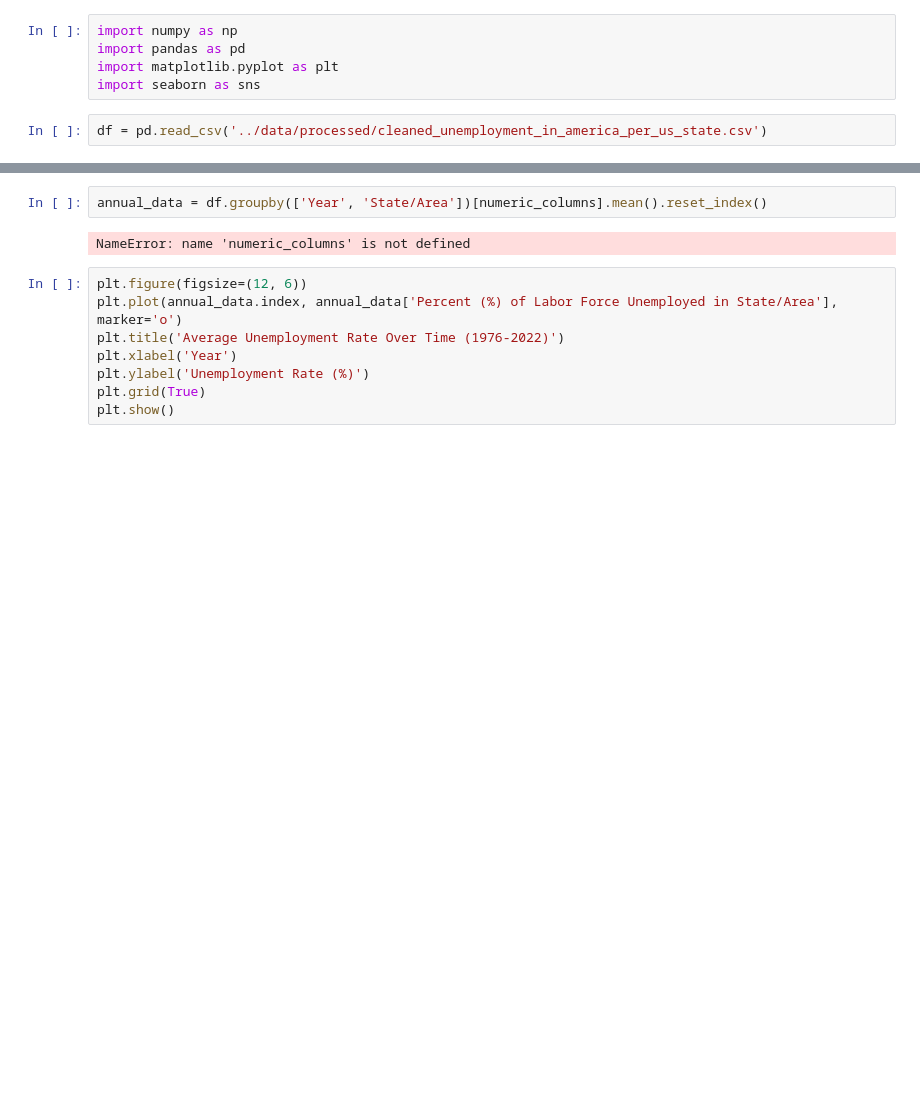
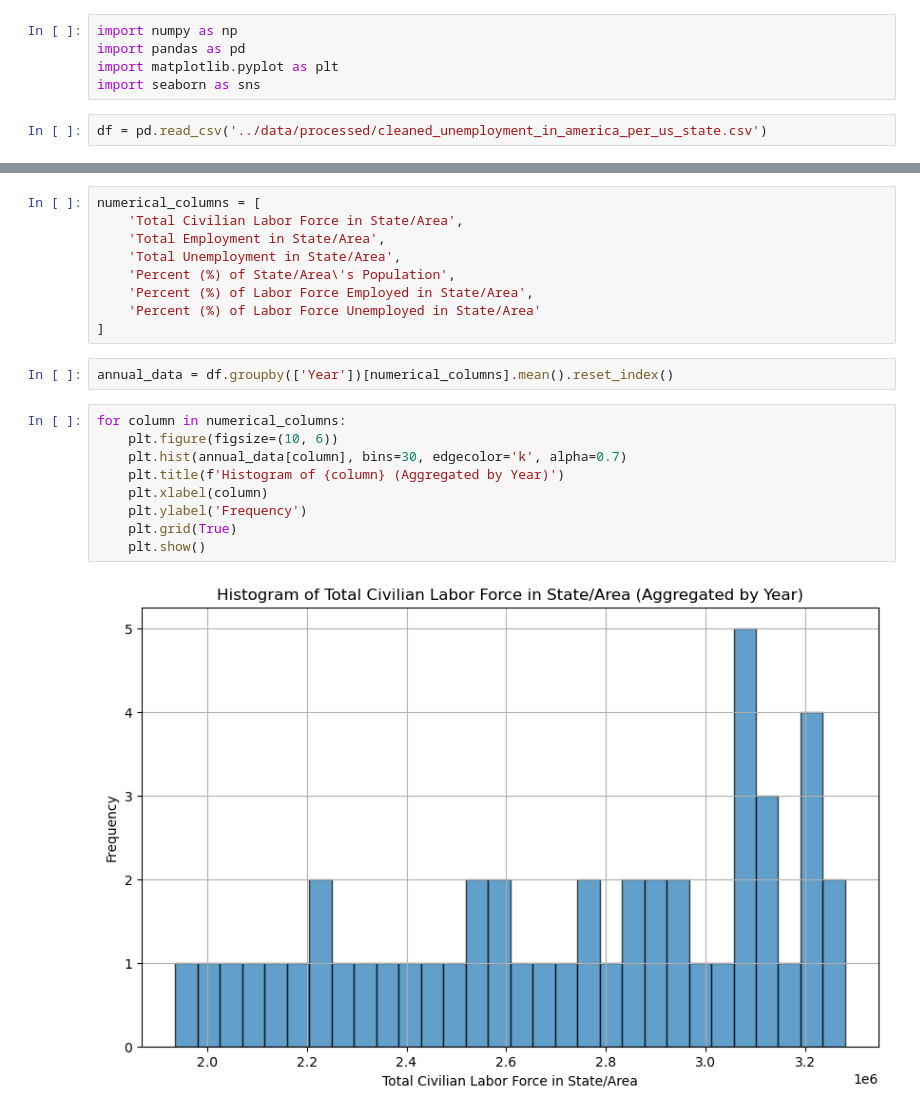
Before and after one commit to Chris41700/unemployment-trends-us, a Jupyter notebook: notebooks/eda_unemployment_trends.ipynb, the cells around one changed output, grey strips where cells are left out. Cells and saved outputs as stored; diff of their text form; blank space fills up the shorter version.

Commit message:
histograms aggregation by year

```diff
--- a/notebooks/eda_unemployment_trends.ipynb
+++ b/notebooks/eda_unemployment_trends.ipynb
@@ -15,14 +15,24 @@ df.head()
 | 3 | Arkansas | 1976 | 1 | 889044 | 57.9 | 824395 | ... |
 | 4 | California | 1976 | 1 | 9774280 | 62.6 | 8875685 | ... |
 # %%
-annual_data = df.groupby(['Year', 'State/Area'])[numeric_columns].mean().reset_index()
+numerical_columns = [
+    'Total Civilian Labor Force in State/Area',
+    'Total Employment in State/Area',
+    'Total Unemployment in State/Area',
+    'Percent (%) of State/Area\'s Population',
+    'Percent (%) of Labor Force Employed in State/Area',
+    'Percent (%) of Labor Force Unemployed in State/Area'
+]
-# %% [output]
-NameError: name 'numeric_columns' is not defined
-# %%
-plt.figure(figsize=(12, 6))
-plt.plot(annual_data.index, annual_data['Percent (%) of Labor Force Unemployed in State/Area'], marker='o')
-plt.title('Average Unemployment Rate Over Time (1976-2022)')
-plt.xlabel('Year')
-plt.ylabel('Unemployment Rate (%)')
-plt.grid(True)
-plt.show()
+# %%
+annual_data = df.groupby(['Year'])[numerical_columns].mean().reset_index()
+# %%
+for column in numerical_columns:
+    plt.figure(figsize=(10, 6))
+    plt.hist(annual_data[column], bins=30, edgecolor='k', alpha=0.7)
+    plt.title(f'Histogram of {column} (Aggregated by Year)')
+    plt.xlabel(column)
+    plt.ylabel('Frequency')
+    plt.grid(True)
+    plt.show()
+# %% [output]
+[figure, added]
```
Also changed, not shown: parts of 1 cell of this notebook, 1 other file.
